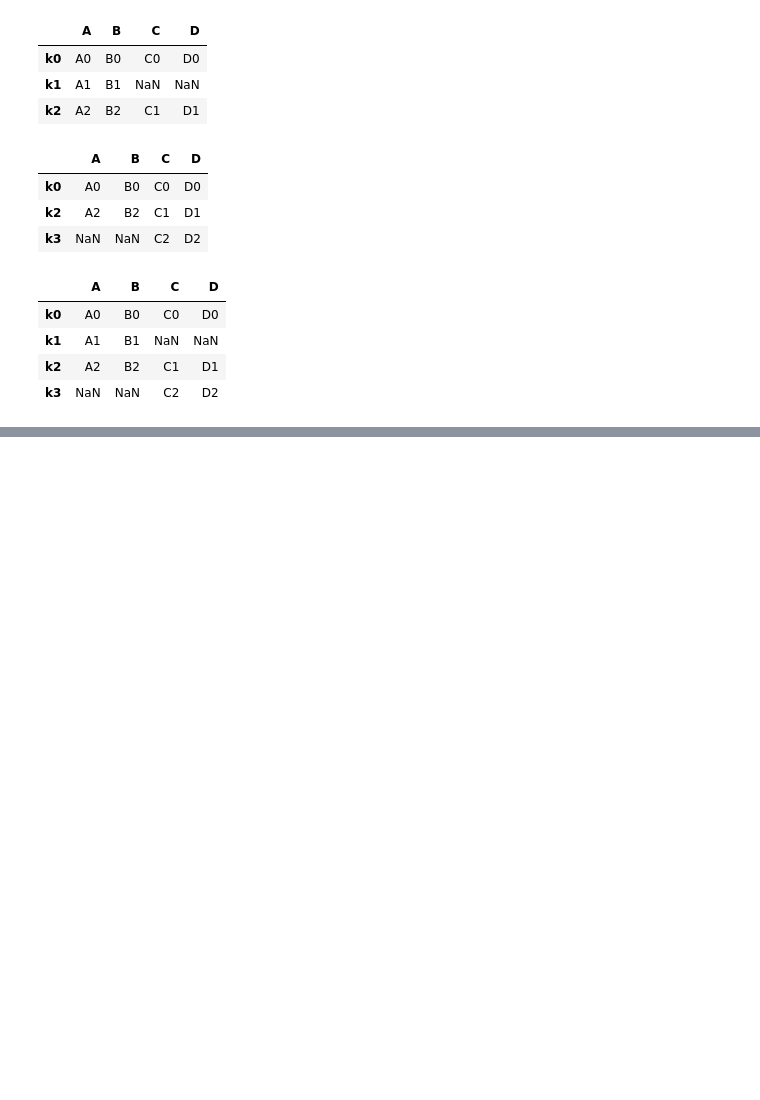
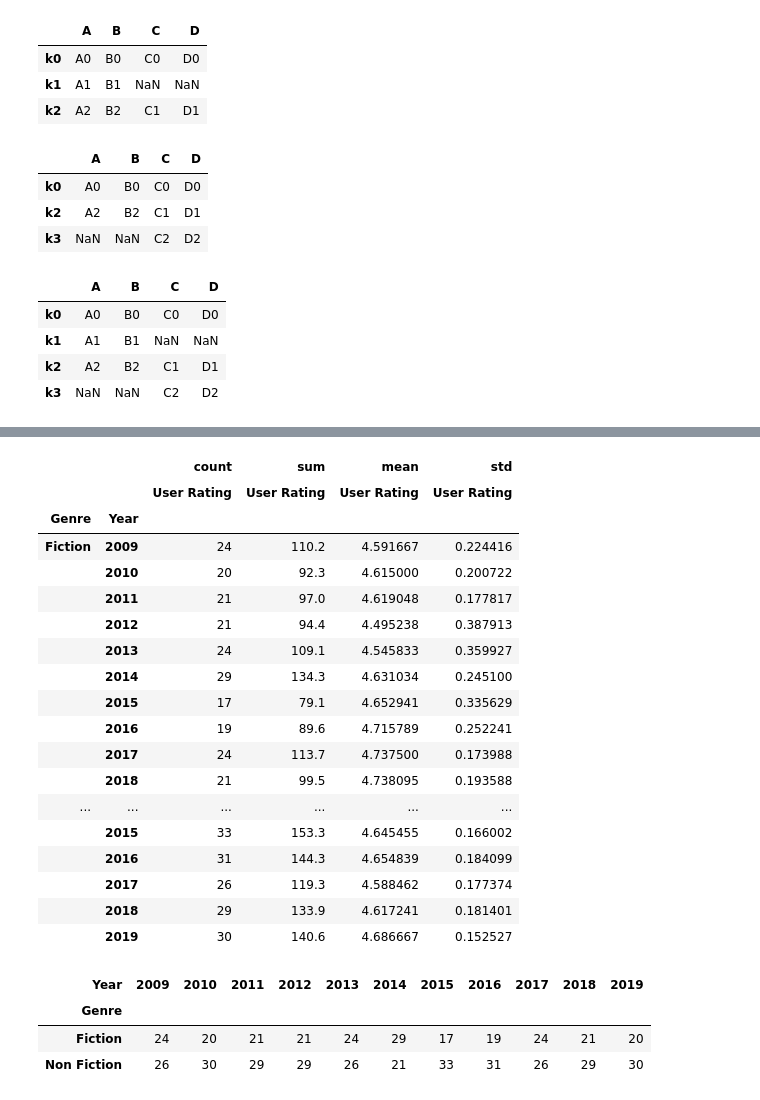
Before and after one commit to M-Alejo/numpy_pandas, a Jupyter notebook: bases_pandas_numpy.ipynb, the cells around one changed output, grey strips where cells are left out. Cells and saved outputs as stored; diff of their text form; code cells hidden in the pictures; blank space fills up the shorter version.

Commit message:
Se agrega uso de pivot_table y melt con Pandas

```diff
--- a/bases_pandas_numpy.ipynb
+++ b/bases_pandas_numpy.ipynb
@@ -1530,0 +1553,36 @@ df_izq2.join(df_dere2, how='outer')
+# %%
+# tabla dinamica funciona igual que en una hoja de calculo, se pueden poner varios indices y varias funciones de agregacion
+df_libros.pivot_table(index=['Genre', 'Year'],
+                      values='User Rating',
+                      aggfunc=['count','sum', 'mean', 'std'])
+# %% [output]
+|  |  | count | sum | mean | std |
+|  |  | User Rating | User Rating | User Rating | User Rating |
+| Genre | Year |  |  |  |  |
+| Fiction | 2009 | 24 | 110.2 | 4.591667 | 0.224416 |
+|  | 2010 | 20 | 92.3 | 4.615000 | 0.200722 |
+|  | 2011 | 21 | 97.0 | 4.619048 | 0.177817 |
+|  | 2012 | 21 | 94.4 | 4.495238 | 0.387913 |
+|  | 2013 | 24 | 109.1 | 4.545833 | 0.359927 |
+|  | 2014 | 29 | 134.3 | 4.631034 | 0.245100 |
+|  | 2015 | 17 | 79.1 | 4.652941 | 0.335629 |
+|  | 2016 | 19 | 89.6 | 4.715789 | 0.252241 |
+|  | 2017 | 24 | 113.7 | 4.737500 | 0.173988 |
+|  | 2018 | 21 | 99.5 | 4.738095 | 0.193588 |
+| ... | ... | ... | ... | ... | ... |
+|  | 2015 | 33 | 153.3 | 4.645455 | 0.166002 |
+|  | 2016 | 31 | 144.3 | 4.654839 | 0.184099 |
+|  | 2017 | 26 | 119.3 | 4.588462 | 0.177374 |
+|  | 2018 | 29 | 133.9 | 4.617241 | 0.181401 |
+|  | 2019 | 30 | 140.6 | 4.686667 | 0.152527 |
+# %%
+# poner la columna Year como columna para contar la cantidad de libros de ficcion y no ficcion
+df_libros.pivot_table(index='Genre',
+                      columns='Year',
+                      values='User Rating',
+                      aggfunc='count')
+# %% [output]
+| Year | 2009 | 2010 | 2011 | 2012 | 2013 | 2014 | 2015 | 2016 | 2017 | 2018 | 2019 |
+| Genre |  |  |  |  |  |  |  |  |  |  |  |
+| Fiction | 24 | 20 | 21 | 21 | 24 | 29 | 17 | 19 | 24 | 21 | 20 |
+| Non Fiction | 26 | 30 | 29 | 29 | 26 | 21 | 33 | 31 | 26 | 29 | 30 |
```
Also changed, not shown: parts of 5 cells of this notebook.
